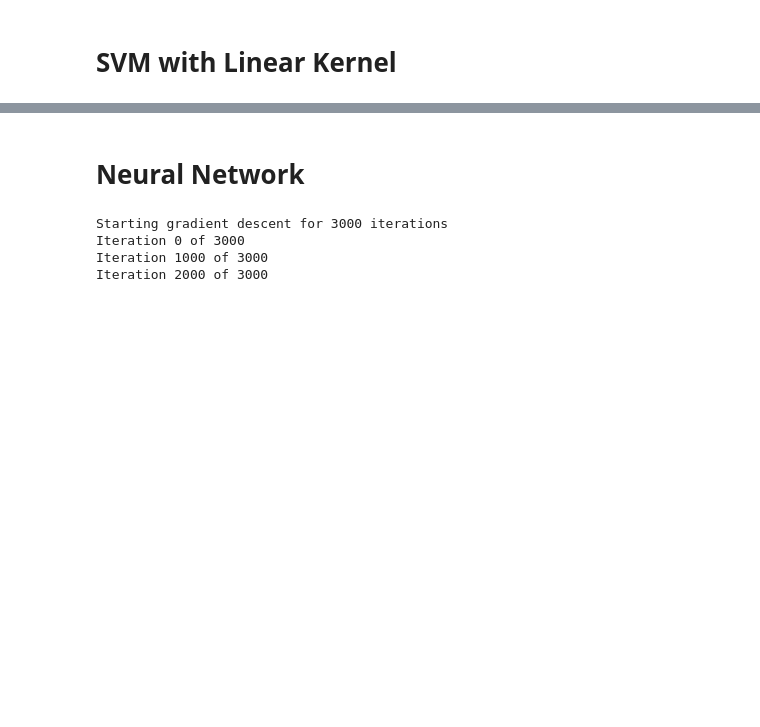
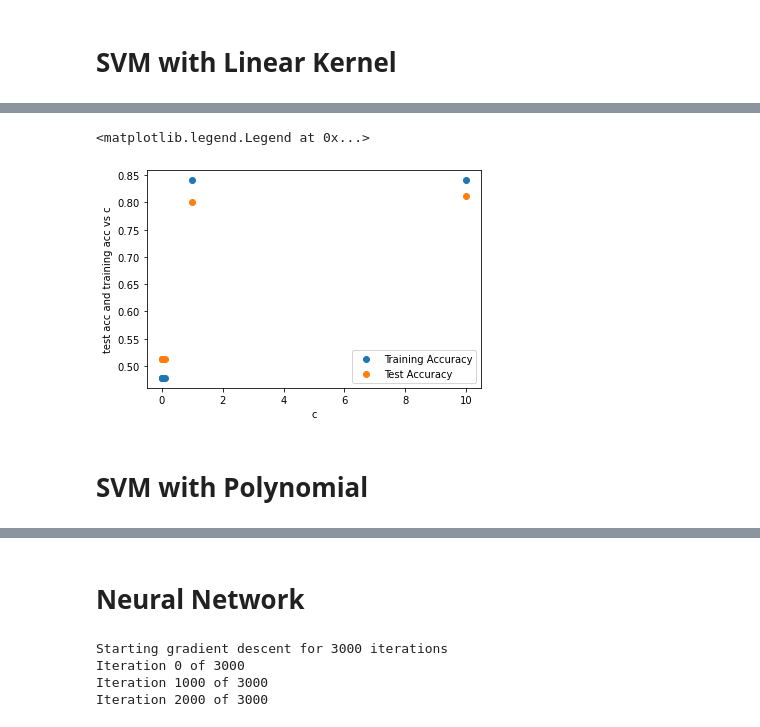
Before and after one commit to eccentricayman/WorldHappinessModel, a Jupyter notebook: Model.ipynb, the cells around one changed output, grey strips where cells are left out. Drawn from its saved outputs; the diff is of its cells as text; code cells hidden in the pictures; blank space fills up the shorter version.

```diff
--- a/Model.ipynb
+++ b/Model.ipynb
@@ -260,0 +286,13 @@ def svm_rbf(c):
+# %%
+plt.grid()
+plt.xlabel('c')
+plt.ylabel('test acc and training acc vs c')
+plt.scatter(c_svm_rbf,acc_test_svm_rbf)
+plt.grid()
+plt.scatter(c_svm_rbf,acc_train_svm_rbf)
+plt.legend(['Training Accuracy', 'Test Accuracy'], loc='lower right')
+# %% [output]
+<matplotlib.legend.Legend at 0x...>
+[figure, added]
+# %% [markdown]
+# SVM with Polynomial
```
Also changed, not shown: parts of 16 cells of this notebook.
